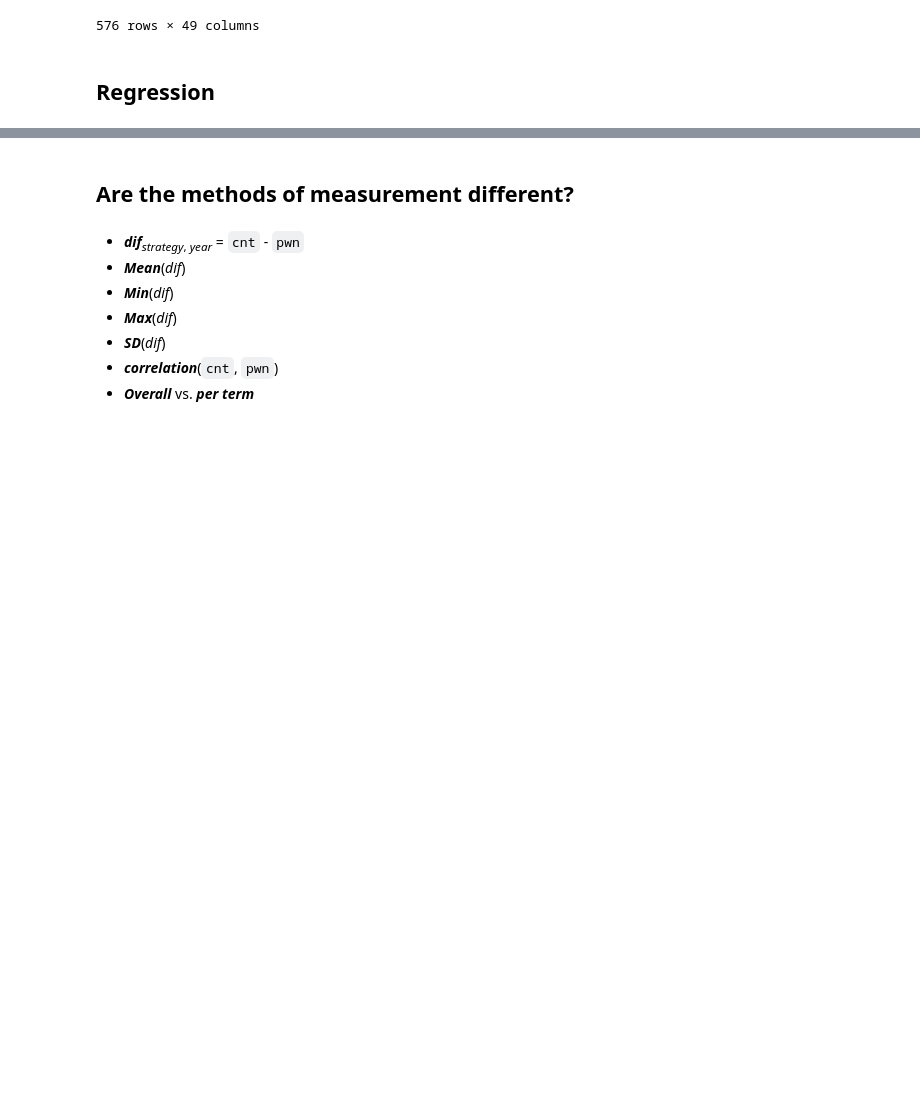
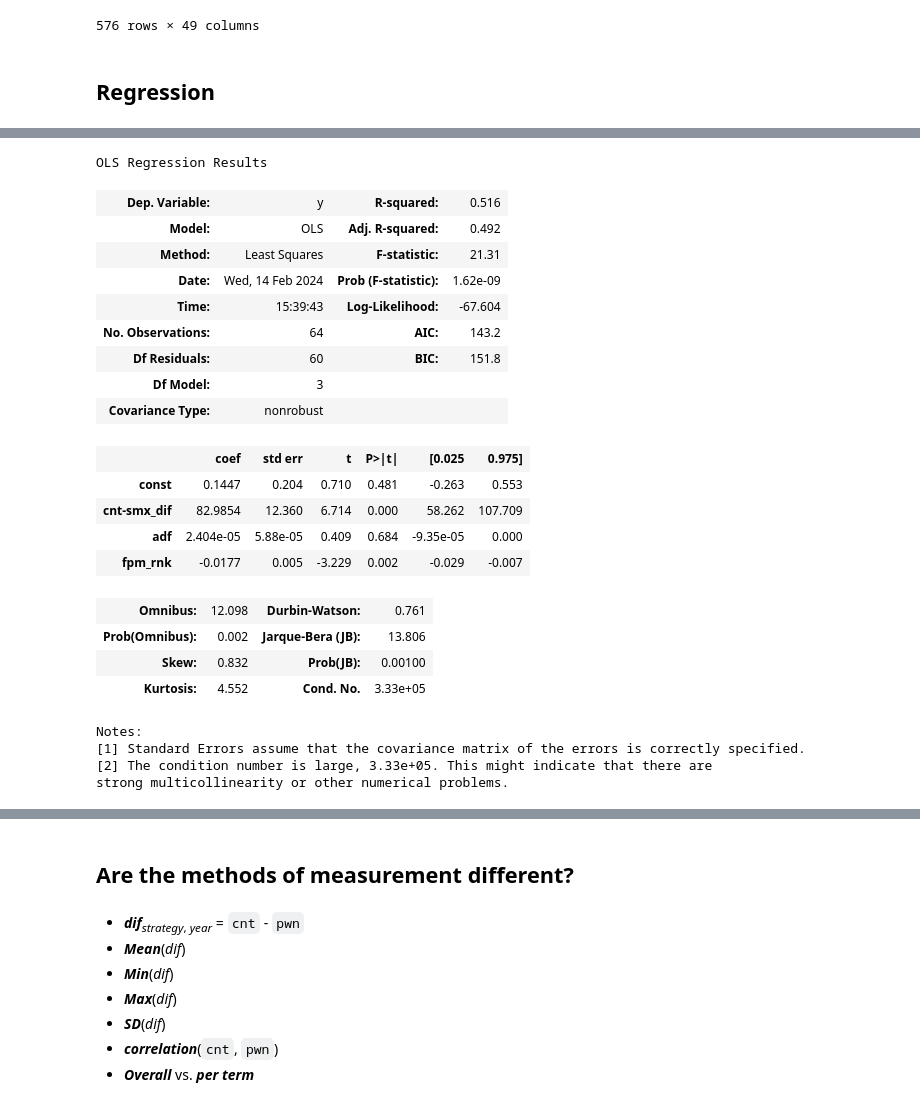
Before and after one commit to mboholm/dw_change, a Jupyter notebook: analysis/replacements/analysis.ipynb, the cells around one changed output, grey strips where cells are left out. Saved outputs shown, nothing was run; the diff lists cells and outputs as text; code cells hidden in the pictures; blank space fills up the shorter version.

```diff
--- a/analysis/replacements/analysis.ipynb
+++ b/analysis/replacements/analysis.ipynb
@@ -772,0 +937,43 @@ Notes:
+# %%
+# Obs!
+# R2 = 0.57, but not normal
+# R2 = 0.66, without log-transform, but not normal
+data = data2data(
+    iod_data = kb_iod,
+    lsc_data = kb_lsc,
+#     dwes     = sgns_lsc.index,
+    dwes     = ['V1_berika', 'N1_globalist', 'N1_återvandring', 'N1_förortsgäng'],
+    AB_strat = {"A-Strategy":"top1"},
+    years    = years,
+    methods  = ["I-cnt", "O-cnt", "cnt-ssc", "cnt-smx"],
+    baseline = "second"
+)
+data["fpm_rnk"] = rankdata(data["fpm"], nan_policy = "omit"); data
+data["cnt-smx_dif"] = abs(data["cnt-smx_dif"])
+# data["adf"] = np.log(data["adf"])
+res = OLS(data, "gch", ["cnt-smx_dif", "adf", "fpm_rnk"], transform_dep=True, dep_transformer="box-cox")
+res.summary()
+# %% [output]
+OLS Regression Results
+| Dep. Variable: | y | R-squared: | 0.516 |
+| Model: | OLS | Adj. R-squared: | 0.492 |
+| Method: | Least Squares | F-statistic: | 21.31 |
+| Date: | Wed, 14 Feb 2024 | Prob (F-statistic): | 1.62e-09 |
+| Time: | 15:39:43 | Log-Likelihood: | -67.604 |
+| No. Observations: | 64 | AIC: | 143.2 |
+| Df Residuals: | 60 | BIC: | 151.8 |
+| Df Model: | 3 |  |  |
+| Covariance Type: | nonrobust |  |  |
+|  | coef | std err | t | P>|t| | [0.025 | 0.975] |
+| const | 0.1447 | 0.204 | 0.710 | 0.481 | -0.263 | 0.553 |
+| cnt-smx_dif | 82.9854 | 12.360 | 6.714 | 0.000 | 58.262 | 107.709 |
+| adf | 2.404e-05 | 5.88e-05 | 0.409 | 0.684 | -9.35e-05 | 0.000 |
+| fpm_rnk | -0.0177 | 0.005 | -3.229 | 0.002 | -0.029 | -0.007 |
+| Omnibus: | 12.098 | Durbin-Watson: | 0.761 |
+| Prob(Omnibus): | 0.002 | Jarque-Bera (JB): | 13.806 |
+| Skew: | 0.832 | Prob(JB): | 0.00100 |
+| Kurtosis: | 4.552 | Cond. No. | 3.33e+05 |
+Notes:
+[1] Standard Errors assume that the covariance matrix of the errors is correctly specified.
+[2] The condition number is large, 3.33e+05. This might indicate that there are
+strong multicollinearity or other numerical problems.
```
Also changed, not shown: parts of 65 cells of this notebook.
